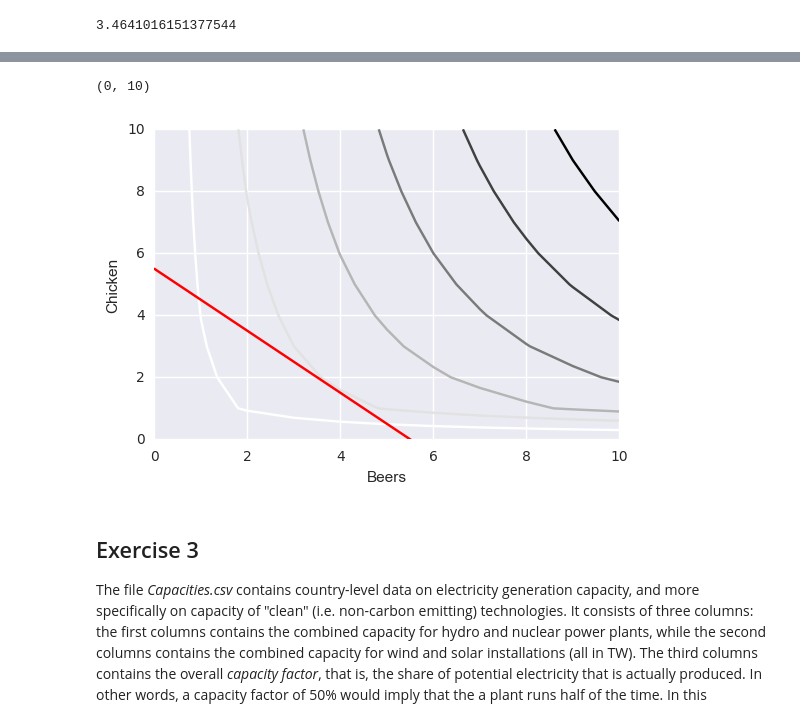
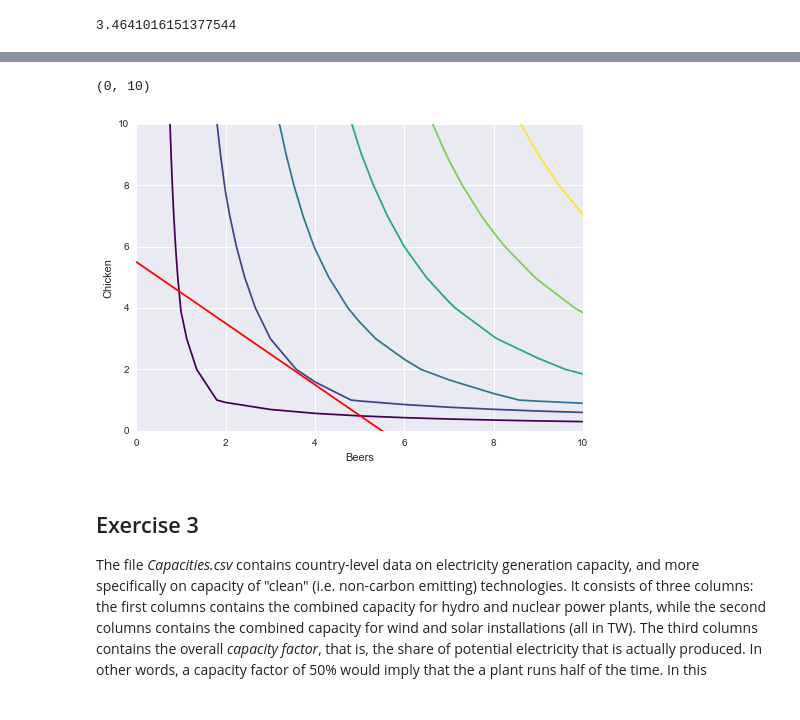
Before and after one commit to Moony2D/Python-Intro-ifo, a Jupyter notebook: PS_Scipy-Solutions.ipynb, the cells around one changed output, grey strips where cells are left out. Saved outputs shown, nothing was run; the diff lists cells and outputs as text; code cells hidden in the pictures.

Commit message:
Minor change to PS_Scipy-Solutions: adds colormap to contour plot

```diff
--- a/PS_Scipy-Solutions.ipynb
+++ b/PS_Scipy-Solutions.ipynb
@@ -83,30 +84,30 @@ ax.legend(loc = 'upper center')
 # %%
 ## (c)
 N = 11
 ## interpolate both production factors over equidistant grid
 C = np.linspace(0, 10, N)
 B = np.linspace(0, 10, N)
 ## use meshgrid function
 X, Y = np.meshgrid(C, B)
 U = utility(X, Y, 0.7)
 
 ## plot contour
 fig, ax = plt.subplots()
-ax.contour(C, B, U)
+ax.contour(C, B, U, cmap = 'viridis')
 ax.set_xlabel('Beers')
 ax.set_ylabel('Chicken')
 
 ## (d)
 ## Budget constraint
 def chicken(B):
     return (5.5-B)
 
 ax.plot(B,chicken(B),'r')
 ax.set_xlim([0,10])
 ax.set_ylim([0,10])
 # %% [output]
 (0, 10)
-[figure, old version]
+[figure, new version]
 # %% [markdown]
 ## Exercise 3
 
```
Also changed, not shown: parts of 11 cells of this notebook.
